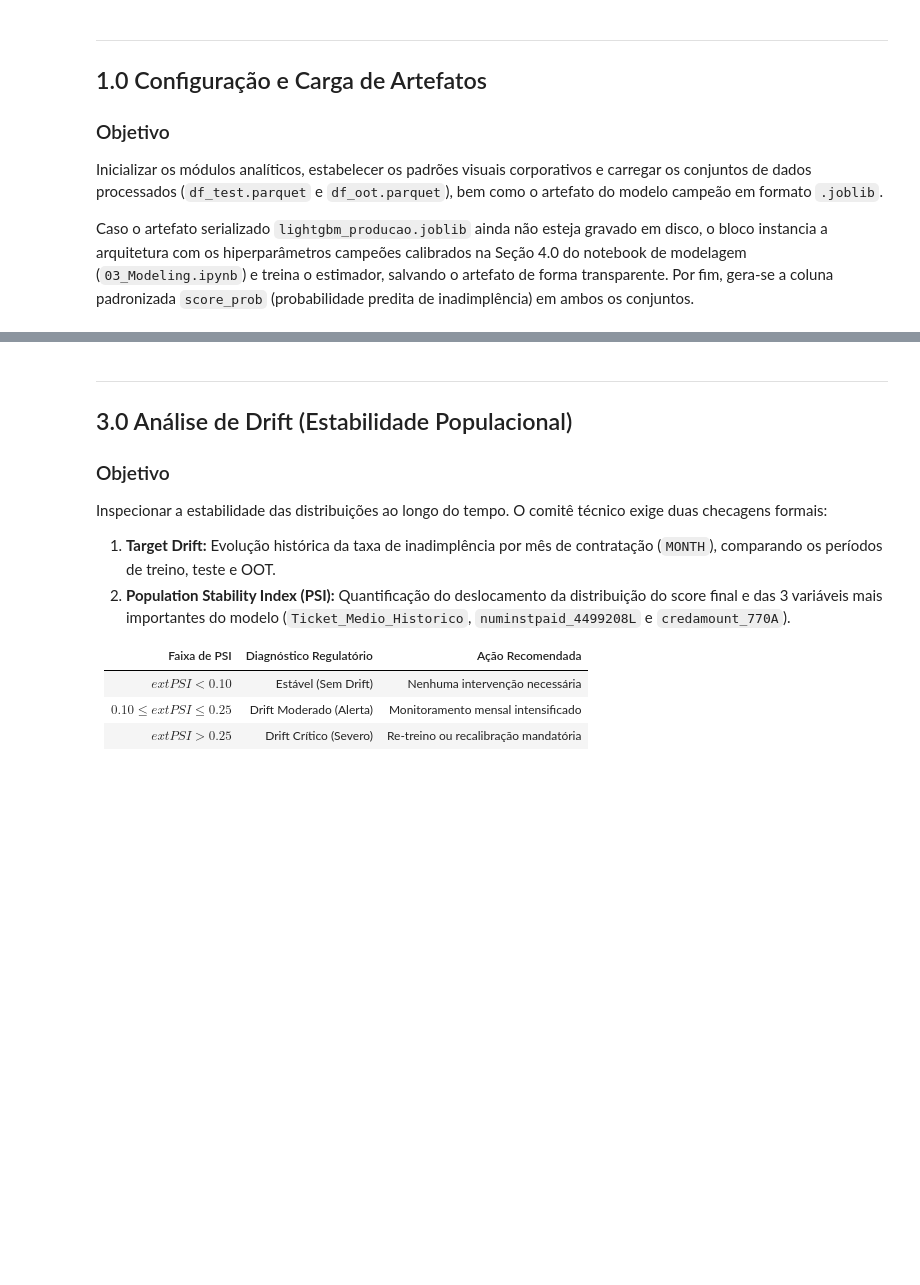
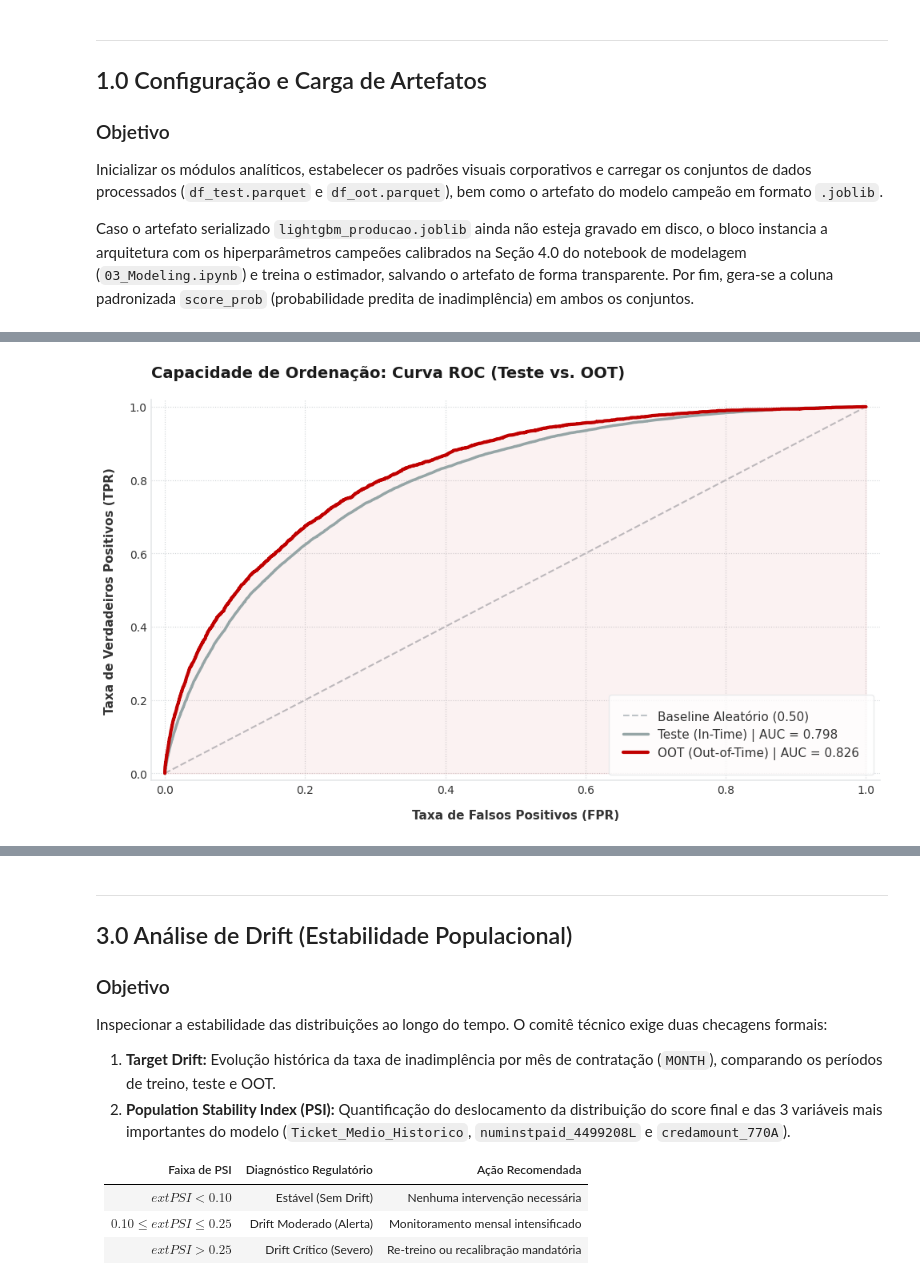
Before and after one commit to caua-barreto/Credit_Risk_Model, a Jupyter notebook: notebooks/04_Model_Avaliation.ipynb, the cells around one changed output, grey strips where cells are left out. Drawn from its saved outputs; the diff is of its cells as text; code cells hidden in the pictures; blank space fills up the shorter version.

```diff
--- a/notebooks/04_Model_Avaliation.ipynb
+++ b/notebooks/04_Model_Avaliation.ipynb
@@ -187,0 +319,14 @@ plot_distribuicao_kde_scores(
+# %%
+# ==============================================================================
+# 2.1 CAPACIDADE DE DISCRIMINAÇÃO: CURVA ROC (TESTE VS. OOT)
+# ==============================================================================
+plot_curva_roc(
+    y_test=y_test,
+    prob_test=df_test["score_prob"],
+    y_oot=y_oot,
+    prob_oot=df_oot["score_prob"],
+    figsize=(10, 6),
+    filepath=PROJECT_ROOT / "reports" / "figures" / "curva_roc_isolada.png"
+)
+# %% [output]
+[figure, added]
```
Also changed, not shown: parts of 36 cells of this notebook, 39 other files.
